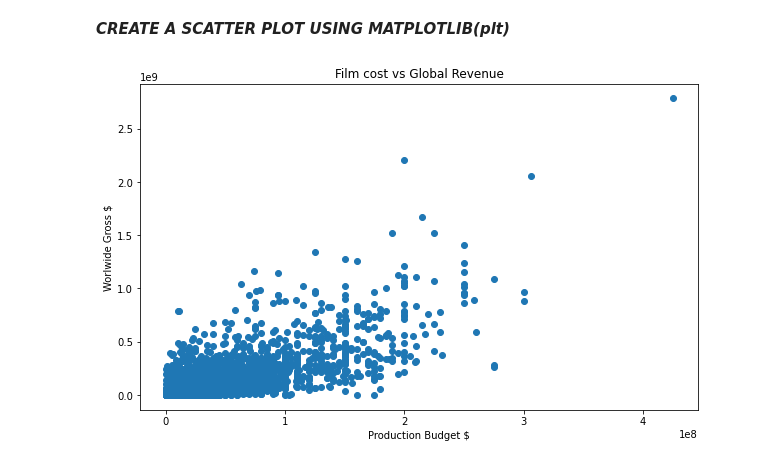
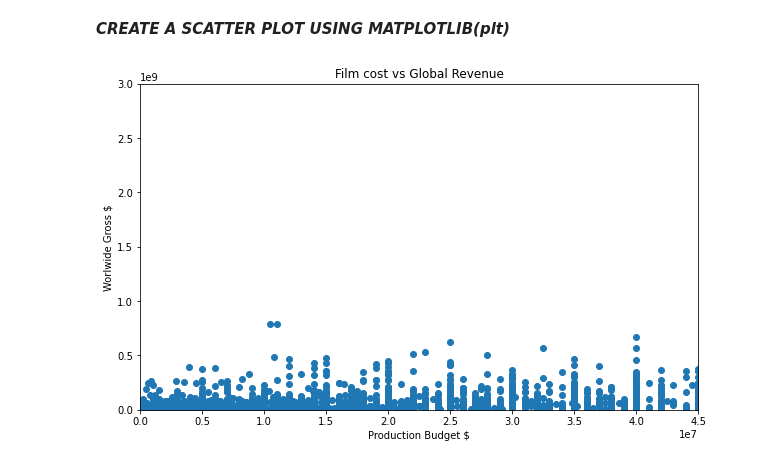
Before and after one commit to fatemakotha/Data-Science-and-Machine-Learning-Bootcamp, a Jupyter notebook: SECTION 2 Predict Movie Box Office Revenue with Linear Regression/7. Gather and clean data.ipynb, the cells around one changed output. Cells and saved outputs as stored; diff of their text form; code cells hidden in the pictures.

```diff
--- a/SECTION 2 Predict Movie Box Office Revenue with Linear Regression/7. Gather and clean data.ipynb
+++ b/SECTION 2 Predict Movie Box Office Revenue with Linear Regression/7. Gather and clean data.ipynb
@@ -147,17 +147,18 @@ data
 # %%
 #Make the size of the chart larger:
 plt.figure(figsize=(10,6)) #Width=10, Height=6
 
 #Putting X, y inside the bracket does not work
 plt.scatter(data["production_budget_usd"], data["worldwide_gross_usd"])
 plt.title("Film cost vs Global Revenue") #Add a title
 plt.xlabel("Production Budget $") #Label x axis
 plt.ylabel("Worlwide Gross $") #Label y axis
 
 #To make the xaxis and yaxis start from 0:
 #We set a range for both the axes:
 plt.ylim(0,3000000000) #Start=0, End=3billion
+plt.xlim(0, 45000000)
 
 plt.show()
 # %% [output]
-[figure, old version]
+[figure, new version]
```
